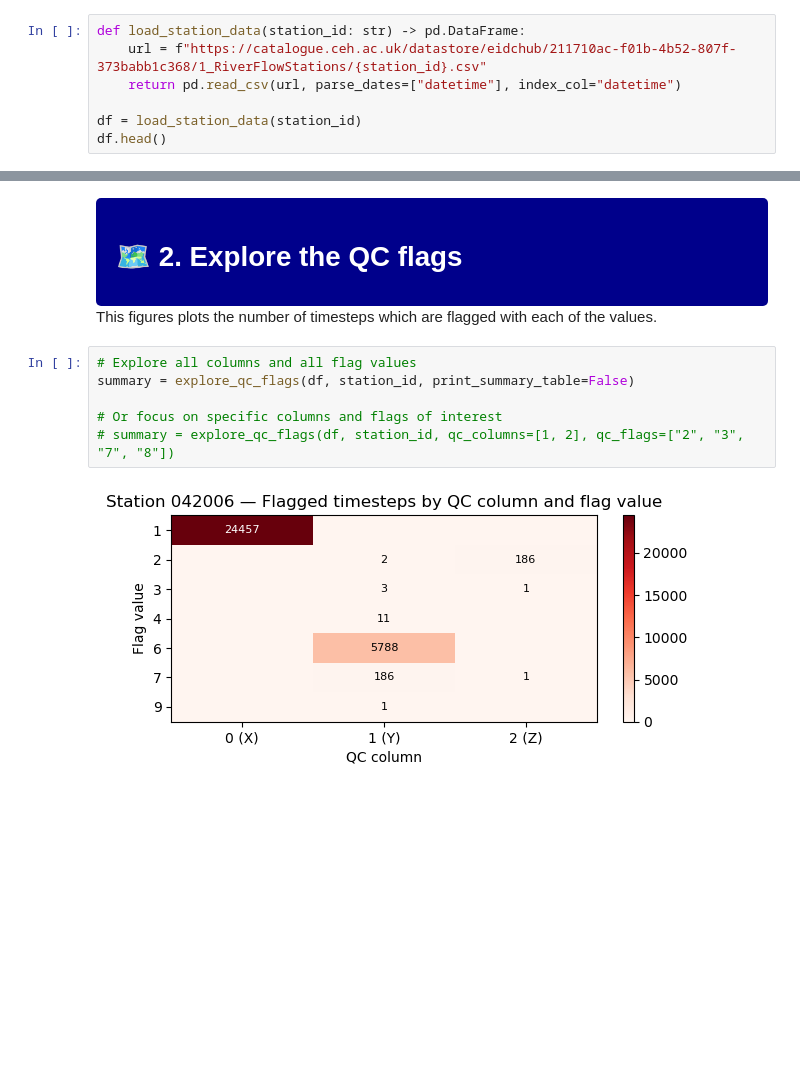
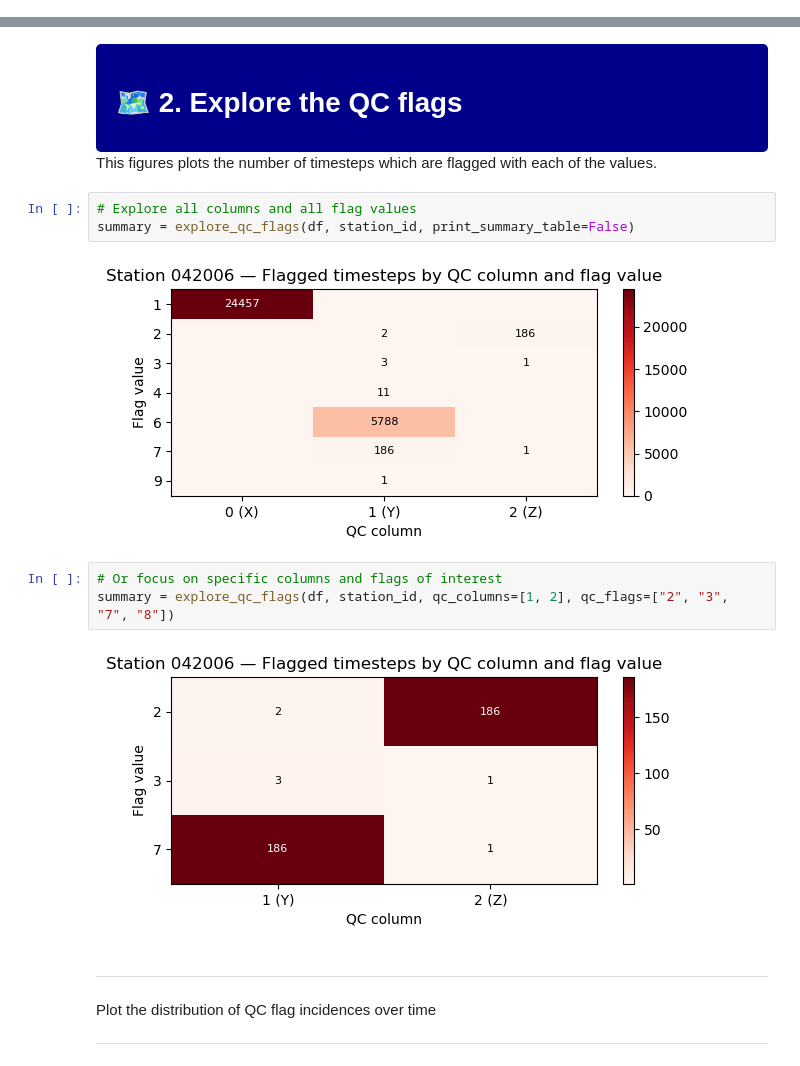
Before and after one commit to masher92/UK-Flow15, a Jupyter notebook: Examine_QC_Flags.ipynb, the cells around one changed output, grey strips where cells are left out. Drawn from its saved outputs; the diff is of its cells as text; blank space fills up the shorter version.

```diff
--- a/Examine_QC_Flags.ipynb
+++ b/Examine_QC_Flags.ipynb
@@ -298,10 +199,3 @@ Each station has a CSV file with these columns:
 - Value — the flow measurement at the station in m3s-1
 - Resolution - the original temporal interval between each observation in minutes. Regular intervals are indicated numerically, for instance, 120 representing a two-hour interval. Special cases include irregular time intervals, which are coded as 0, and intervals with an anomalous one-second gap, coded as 1
 - Flag — a quality control code, e.g. 060 or 137
-# %%
-def load_station_data(station_id: str) -> pd.DataFrame:
-    url = f"https://catalogue.ceh.ac.uk/datastore/eidchub/211710ac-f01b-4b52-807f-373babb1c368/1_RiverFlowStations/{station_id}.csv"
-    return pd.read_csv(url, parse_dates=["datetime"], index_col="datetime")
-
-df = load_station_data(station_id)
-df.head()
@@ -343,12 +244,20 @@ df.head()
 This figures plots the number of timesteps which are flagged with each of the values.
 
 <!-- NB: WOULD BE GOOD TO HASH OUT THE VALUES THAT ARENT POSSIBLE FOR 0 (X) -->
+# %%
+# Explore all columns and all flag values
+summary = explore_qc_flags(df, station_id, print_summary_table=False)
+# %% [output]
+[figure, added]
 # %%
-# Explore all columns and all flag values
-summary = explore_qc_flags(df, station_id, print_summary_table=False)
-
 # Or focus on specific columns and flags of interest
-# summary = explore_qc_flags(df, station_id, qc_columns=[1, 2], qc_flags=["2", "3", "7", "8"])
+summary = explore_qc_flags(df, station_id, qc_columns=[1, 2], qc_flags=["2", "3", "7", "8"])
 # %% [output]
-[figure, old version]
+[figure, new version]
+# %% [markdown]
+---
+
+Plot the distribution of QC flag incidences over time
+
+---
 # %%
```
Also changed, not shown: parts of 20 cells of this notebook, 7 other files.
